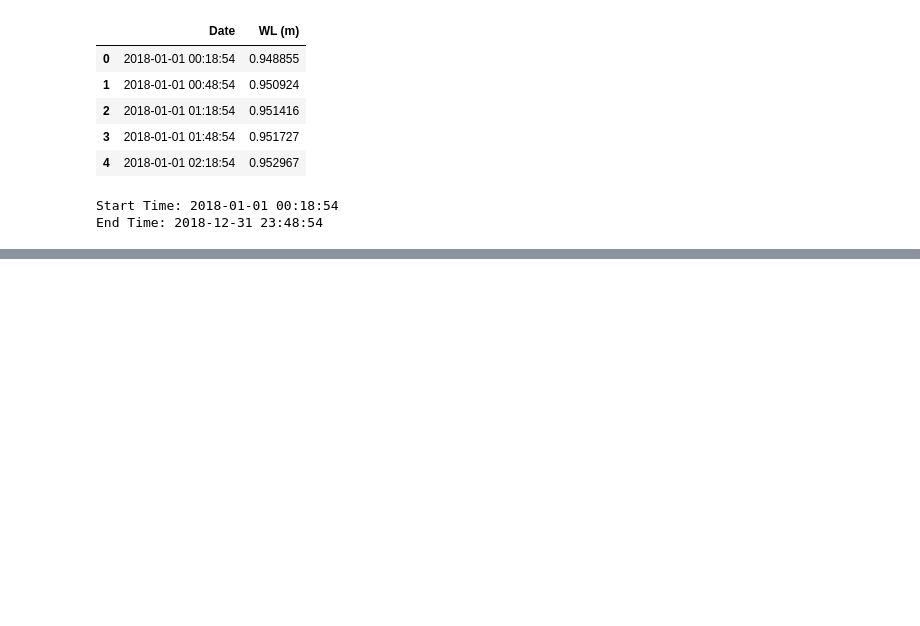
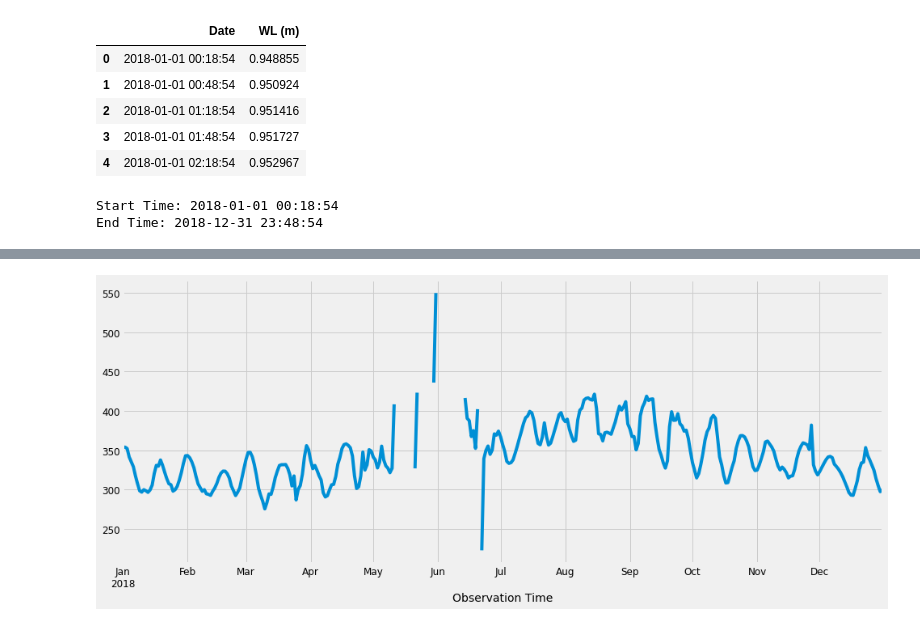
Before and after one commit to abhishekyadav2597/MTP, a Jupyter notebook: MTP_Project_.ipynb, the cells around one changed output, grey strips where cells are left out. Saved outputs shown, nothing was run; the diff lists cells and outputs as text; code cells hidden in the pictures; blank space fills up the shorter version.

```diff
--- a/MTP_Project_.ipynb
+++ b/MTP_Project_.ipynb
@@ -437,0 +475,9 @@ data_set_shallow.shape
+# %%
+#Weekly mean of data points
+y= data_set
+y=y.set_index('Observation Time')
+y = y['Tide Height Raadar'].resample('D').mean()
+y.plot(figsize=(15, 6))
+plt.show()
+# %% [output]
+[figure, added]
```
Also changed, not shown: parts of 27 cells of this notebook.
